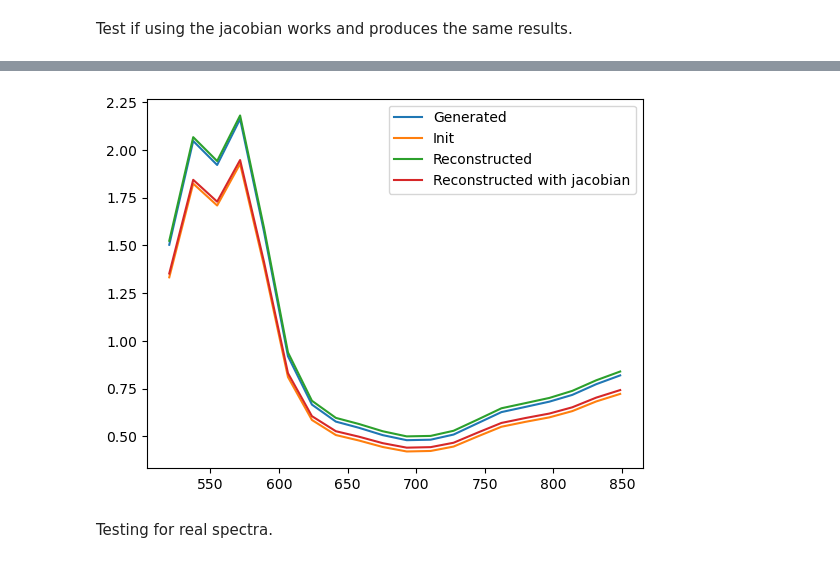
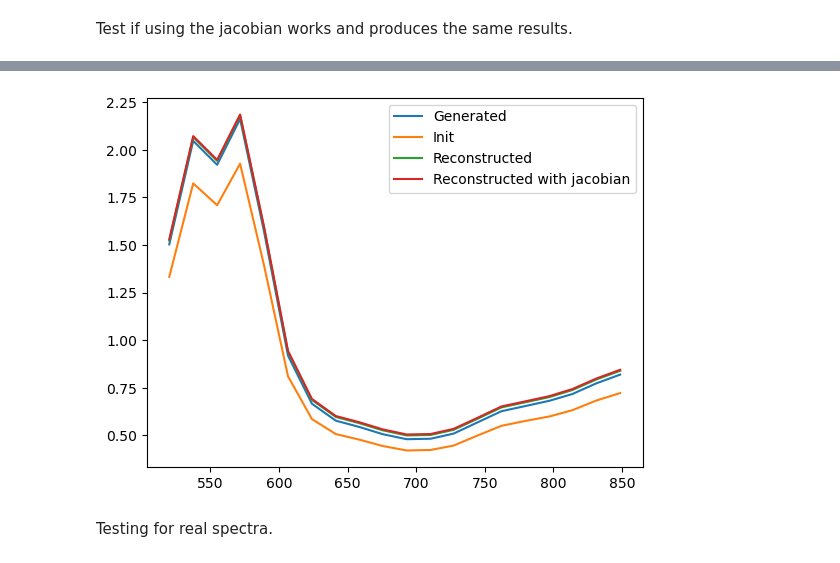
Before and after one commit to leonngl/hyperspectral-fit-idp, a Jupyter notebook: notebooks/mcs_nlls_debugging.ipynb, the cells around one changed output, grey strips where cells are left out. Cells and saved outputs as stored; diff of their text form; code cells hidden in the pictures.

```diff
--- a/notebooks/mcs_nlls_debugging.ipynb
+++ b/notebooks/mcs_nlls_debugging.ipynb
@@ -110,10 +119,4 @@ Create spectrum with MCS and compare to MCS-func
 # %%
-g_combined = 0.8675
-refractive_index_combined = 1.38
-vol = np.ones((50, 50, 500))
-prop = np.array([[0, 0, 1, 1], [0, 0, g_combined, refractive_index_combined]])
-unitinmm = 1
-
 cfg = {
     "nphoton": 5e6, # keep nphotons relatively low, to limit memory of stored data
     "maxdetphoton": 5e6,
@@ -141,16 +144,19 @@ mu_s_vals = loader.mu_s_red_func_gray_matter(loader.wavelengths) / (1-g_combined
 # %%
 with open(config.result_dir / "A_mcs_generated", "rb") as f:
     A_mcs_generated = pickle.load(f)
+# %%
+skip_simulation = True
 # %%
-A_mcs_generated = np.empty((loader.wavelengths.shape[0],))
+if not skip_simulation:
+    A_mcs_generated = np.empty((loader.wavelengths.shape[0],))
 
-for i, wl in enumerate(loader.wavelengths):
-    cfg["prop"][1, 0] = mu_a_vals[i] / 10
-    cfg["prop"][1, 1] = mu_s_vals[i] / 10
-    cfg["prop"][1, 2] = g_combined
-    cfg["prop"][1, 3] = refractive_index_combined
-    print(f"Iteration {i}/{loader.wavelengths.shape[0]}")
-    res = pmcx.mcxlab(cfg)
-    weights = pmcx.utils.detweight(res["detp"])
-    attenuation = -np.log(np.sum(weights)/cfg["nphoton"])
-    A_mcs_generated[i] = attenuation
+    for i, wl in enumerate(loader.wavelengths):
+        cfg["prop"][1, 0] = mu_a_vals[i] / 10
+        cfg["prop"][1, 1] = mu_s_vals[i] / 10
+        cfg["prop"][1, 2] = g_combined
+        cfg["prop"][1, 3] = refractive_index_combined
+        print(f"Iteration {i}/{loader.wavelengths.shape[0]}")
+        res = pmcx.mcxlab(cfg)
+        weights = pmcx.utils.detweight(res["detp"])
+        attenuation = -np.log(np.sum(weights)/cfg["nphoton"])
+        A_mcs_generated[i] = attenuation
@@ -516,8 +338,6 @@ array([[           -inf,            -inf,            -inf,
 # %% [markdown]
 Test if using the jacobian works and produces the same results.
 # %%
-%%time
-
 params_mcs_flat_jacobian, errors = concentr_fit_nonlinear(
     A_mcs_generated[:, None],
     loader.wavelengths,
@@ -527,7 +347,7 @@ params_mcs_flat_jacobian, errors = concentr_fit_nonlinear(
     ref_vals=init_vals,
     variables_bool_arr=np.array([True, True, True, True, True, True, True, True]),
     left_bounds=np.array([0, 0, 0, 0, 0, 0, 3, 0.1]),
-    right_bounds=np.array([1, 1, 1, 1, 1, 1, 100, 10]),
+    right_bounds=np.array([1, 1, 0.01, 0.01, 1, 1, 100, 10]),
     is_delta_A=False,
     progress_bar=False,
 )
@@ -542,9 +375,9 @@ A_reconstr_jacobian = mcs_obj1.A_concentrations(
     *params_mcs_flat_jacobian[-2:, 0]
 )
 # %%
-plot_spectra((A_mcs_generated, A_init_reconstr, A_reconstr + 0.02, A_reconstr_jacobian + 0.02), loader.wavelengths, ["Generated", "Init", "Reconstructed", "Reconstructed with jacobian"])
+plot_spectra((A_mcs_generated, A_init_reconstr, A_reconstr + 0.02, A_reconstr_jacobian + 0.025), loader.wavelengths, ["Generated", "Init", "Reconstructed", "Reconstructed with jacobian"])
 # %% [output]
-[figure, old version]
+[figure, new version]
 # %% [markdown]
 Testing for real spectra.
 # %%
```
Also changed, not shown: parts of 25 cells of this notebook, 5 other files.
